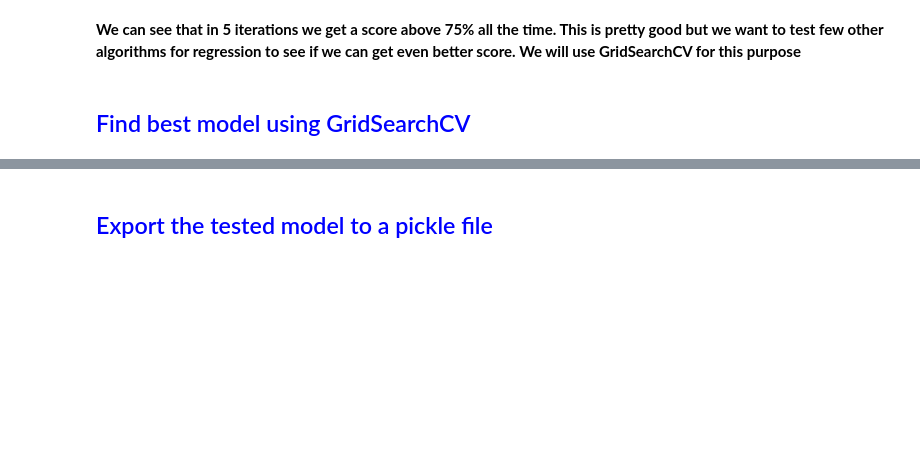
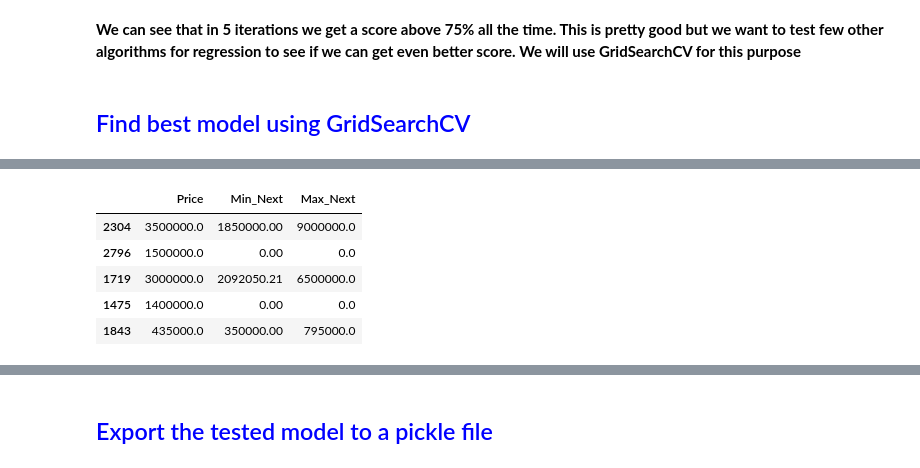
Before and after one commit to movindugunarathna/LandPulse-ML, a Jupyter notebook: Proprocessing/Preprocess.ipynb, the cells around one changed output, grey strips where cells are left out. Saved outputs shown, nothing was run; the diff lists cells and outputs as text; code cells hidden in the pictures; blank space fills up the shorter version.

```diff
--- a/Proprocessing/Preprocess.ipynb
+++ b/Proprocessing/Preprocess.ipynb
@@ -796,0 +889,9 @@ predict_price('Indira Nagar',1000, 3, 3)
+# %%
+y_test.head()
+# %% [output]
+|  | Price | Min_Next | Max_Next |
+| 2304 | 3500000.0 | 1850000.00 | 9000000.0 |
+| 2796 | 1500000.0 | 0.00 | 0.0 |
+| 1719 | 3000000.0 | 2092050.21 | 6500000.0 |
+| 1475 | 1400000.0 | 0.00 | 0.0 |
+| 1843 | 435000.0 | 350000.00 | 795000.0 |
```
Also changed, not shown: parts of 38 cells of this notebook, 6 other files.
